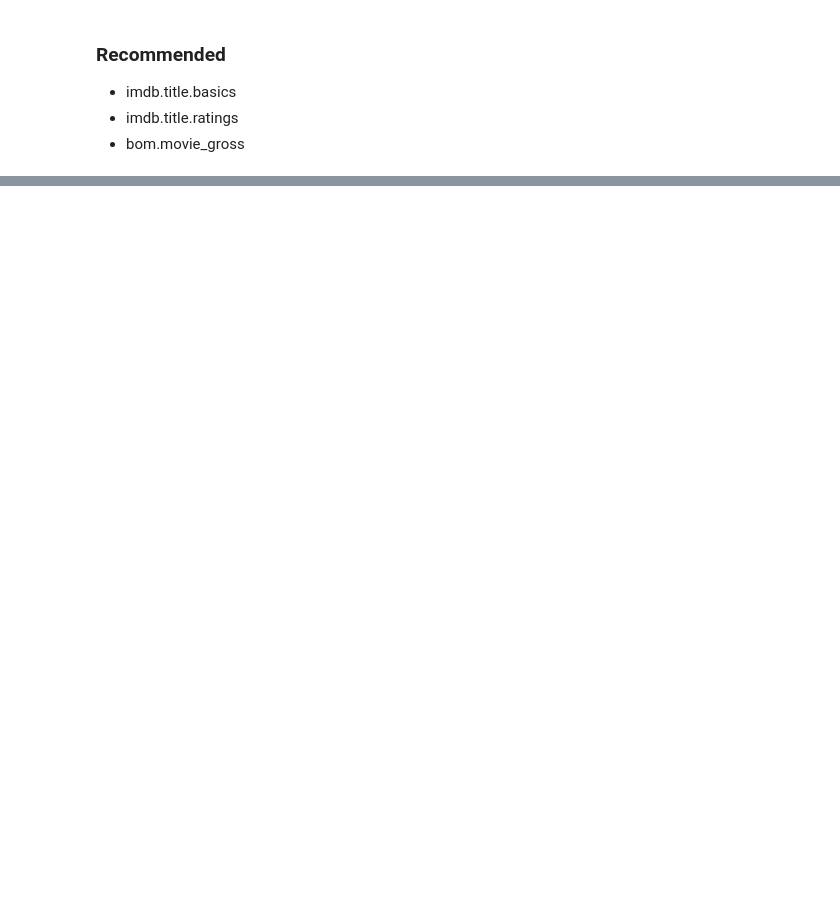
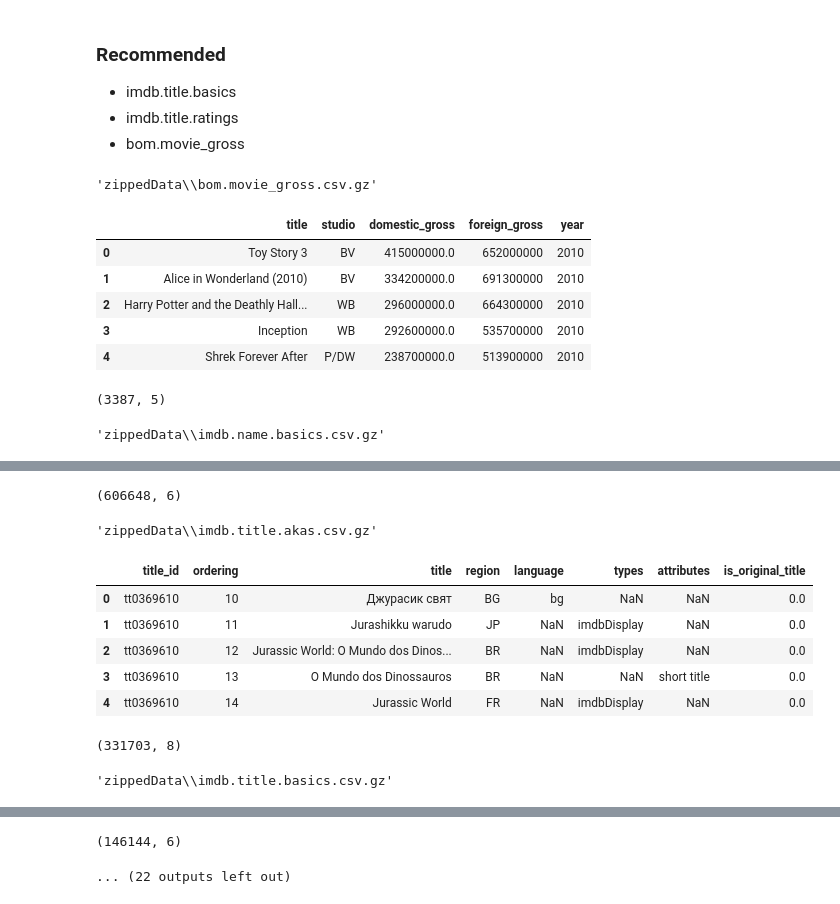
Before and after one commit to ndgigliotti/dsc-phase-1-project, a Jupyter notebook: exploration.ipynb, the cells around one changed output, grey strips where cells are left out. Drawn from its saved outputs; the diff is of its cells as text; code cells hidden in the pictures; blank space fills up the shorter version.

```diff
--- a/exploration.ipynb
+++ b/exploration.ipynb
@@ -16,11 +13,20 @@ recs = {'imdb.title.basics.csv.gz',
 # %%
-# for entry in os.scandir('zippedData'):
-#     ext = entry.name.split('.')[-2]
-#     display(entry.name)
-#     sep = ',' if ext == 'csv' else '\t'
-#     try:
-#         df = pd.read_csv(entry.path, sep=sep, encoding='utf-8')
-#     except UnicodeDecodeError:
-#         df = pd.read_csv(entry.path, sep=sep, encoding='latin1')
-#     display(df.head())
-#     display(df.shape)
+for path in glob.glob('zippedData/*.csv*'):
+    display(path)
+    sep = ',' if '.csv' in os.path.basename(path) else '\t'
+    try:
+        df = pd.read_csv(path, sep=sep, encoding='utf-8')
+    except UnicodeDecodeError:
+        df = pd.read_csv(path, sep=sep, encoding='latin1')
+    display(df.head())
+    display(df.shape)
+# %% [output]
+'zippedData\\bom.movie_gross.csv.gz'
+|  | title | studio | domestic_gross | foreign_gross | year |
+| 0 | Toy Story 3 | BV | 415000000.0 | 652000000 | 2010 |
+| 1 | Alice in Wonderland (2010) | BV | 334200000.0 | 691300000 | 2010 |
+| 2 | Harry Potter and the Deathly Hall... | WB | 296000000.0 | 664300000 | 2010 |
+| 3 | Inception | WB | 292600000.0 | 535700000 | 2010 |
+| 4 | Shrek Forever After | P/DW | 238700000.0 | 513900000 | 2010 |
+(3387, 5)
+'zippedData\\imdb.name.basics.csv.gz'
@@ -26,0 +39,10 @@ recs = {'imdb.title.basics.csv.gz',
+(606648, 6)
+'zippedData\\imdb.title.akas.csv.gz'
+|  | title_id | ordering | title | region | language | types | attributes | is_original_title |
+| 0 | tt0369610 | 10 | Джурасик свят | BG | bg | NaN | NaN | 0.0 |
+| 1 | tt0369610 | 11 | Jurashikku warudo | JP | NaN | imdbDisplay | NaN | 0.0 |
+| 2 | tt0369610 | 12 | Jurassic World: O Mundo dos Dinos... | BR | NaN | imdbDisplay | NaN | 0.0 |
+| 3 | tt0369610 | 13 | O Mundo dos Dinossauros | BR | NaN | NaN | short title | 0.0 |
+| 4 | tt0369610 | 14 | Jurassic World | FR | NaN | imdbDisplay | NaN | 0.0 |
+(331703, 8)
+'zippedData\\imdb.title.basics.csv.gz'
@@ -27 +55,3 @@ recs = {'imdb.title.basics.csv.gz',
+(146144, 6)
+... (22 outputs left out)
 # %%
```
Also changed, not shown: parts of 7 cells of this notebook, 3 other files.
